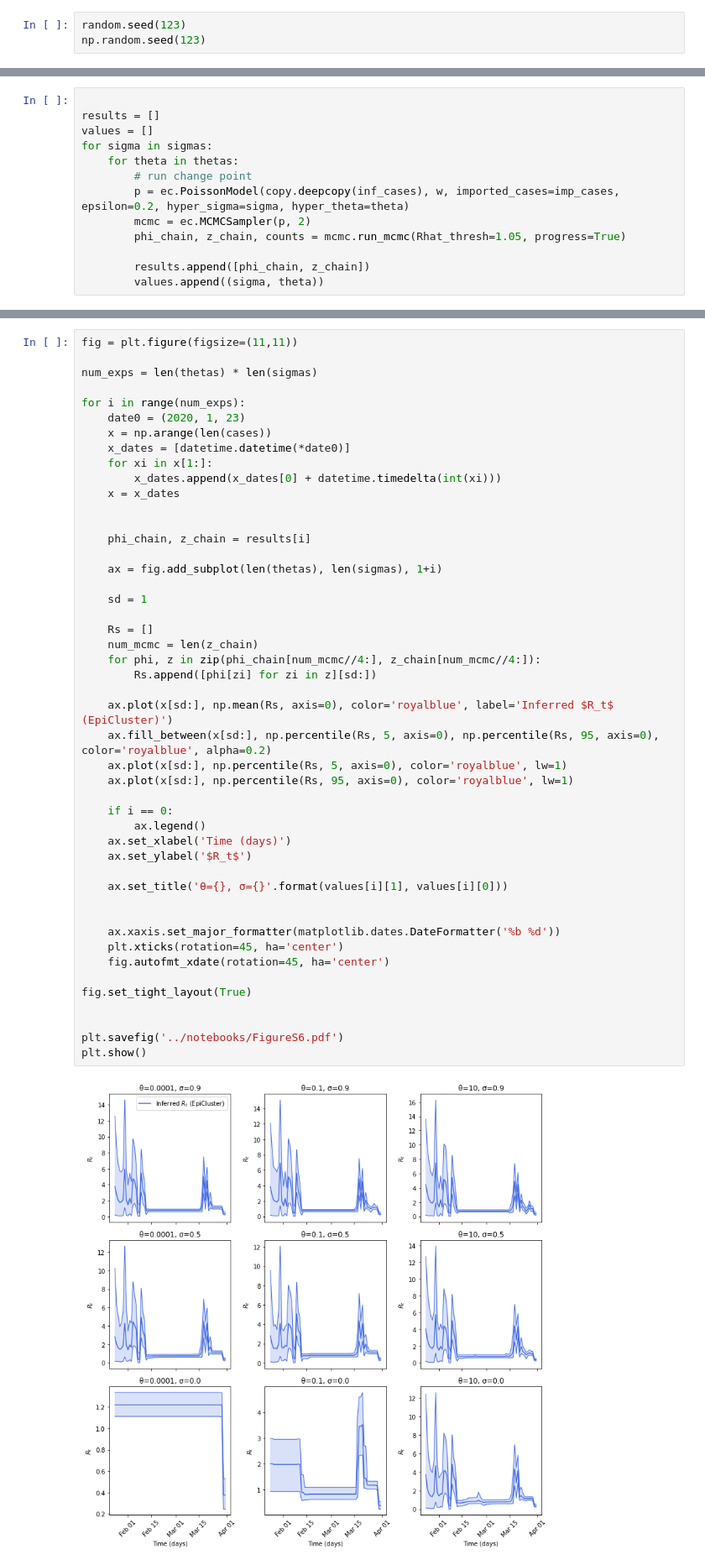
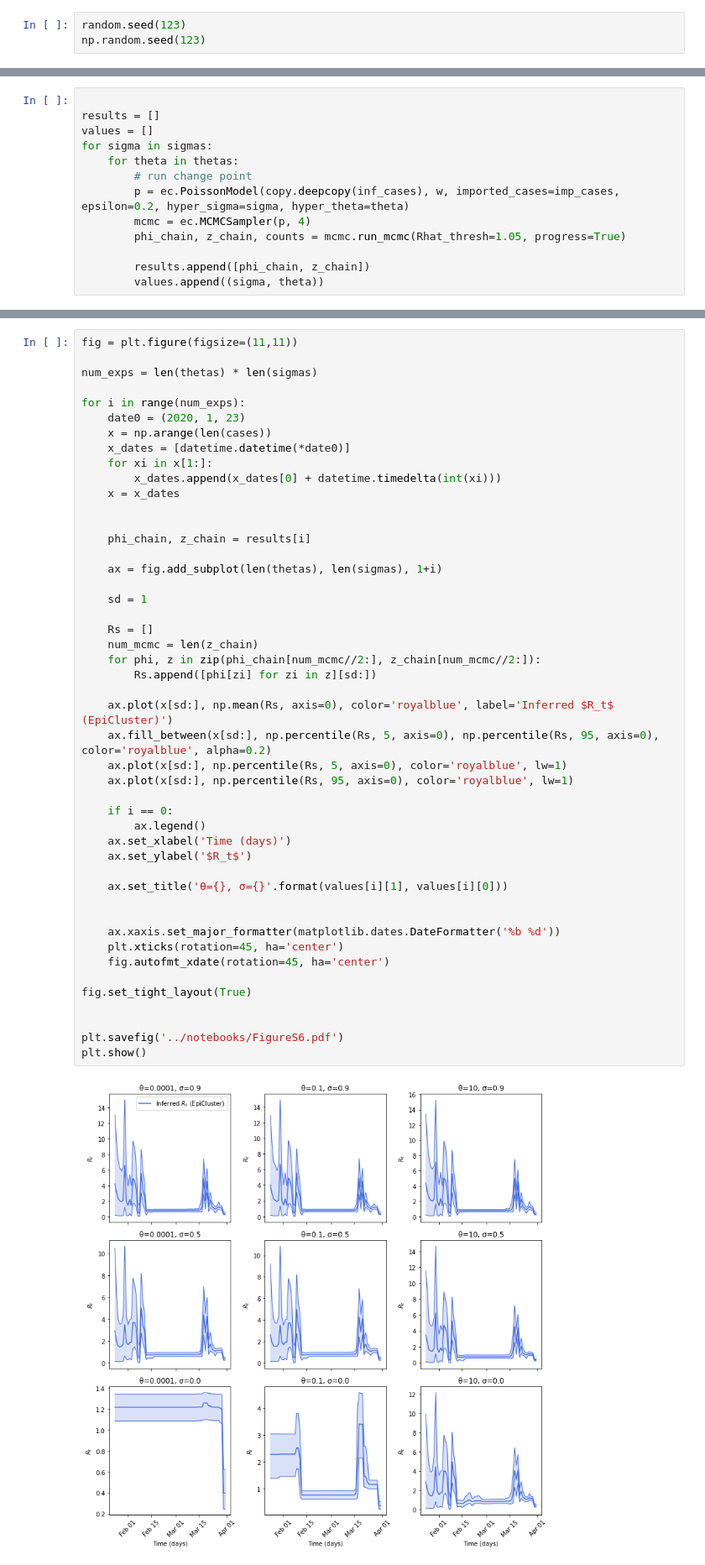
Before and after one commit to SABS-R3-Epidemiology/epicluster-results, a Jupyter notebook: notebooks/FigureS6.ipynb, the cells around one changed output, grey strips where cells are left out. Shown at 84% size. Drawn from its saved outputs; the diff is of its cells as text.

Commit message:
run four mcmc chains, cut off first half for warm up

```diff
--- a/notebooks/FigureS6.ipynb
+++ b/notebooks/FigureS6.ipynb
@@ -80,7 +80,7 @@ for sigma in sigmas:
     for theta in thetas:
         # run change point
         p = ec.PoissonModel(copy.deepcopy(inf_cases), w, imported_cases=imp_cases, epsilon=0.2, hyper_sigma=sigma, hyper_theta=theta)
-        mcmc = ec.MCMCSampler(p, 2)
+        mcmc = ec.MCMCSampler(p, 4)
         phi_chain, z_chain, counts = mcmc.run_mcmc(Rhat_thresh=1.05, progress=True)
 
         results.append([phi_chain, z_chain])
@@ -123,32 +123,32 @@ for i in range(num_exps):
 
     sd = 1
 
     Rs = []
     num_mcmc = len(z_chain)
-    for phi, z in zip(phi_chain[num_mcmc//4:], z_chain[num_mcmc//4:]):
+    for phi, z in zip(phi_chain[num_mcmc//2:], z_chain[num_mcmc//2:]):
         Rs.append([phi[zi] for zi in z][sd:])
 
     ax.plot(x[sd:], np.mean(Rs, axis=0), color='royalblue', label='Inferred $R_t$ (EpiCluster)')
     ax.fill_between(x[sd:], np.percentile(Rs, 5, axis=0), np.percentile(Rs, 95, axis=0), color='royalblue', alpha=0.2)
     ax.plot(x[sd:], np.percentile(Rs, 5, axis=0), color='royalblue', lw=1)
     ax.plot(x[sd:], np.percentile(Rs, 95, axis=0), color='royalblue', lw=1)
 
     if i == 0:
         ax.legend()
     ax.set_xlabel('Time (days)')
     ax.set_ylabel('$R_t$')
 
     ax.set_title('θ={}, σ={}'.format(values[i][1], values[i][0]))
 
 
     ax.xaxis.set_major_formatter(matplotlib.dates.DateFormatter('%b %d'))
     plt.xticks(rotation=45, ha='center')
     fig.autofmt_xdate(rotation=45, ha='center')
 
 fig.set_tight_layout(True)
 
 
 plt.savefig('../notebooks/FigureS6.pdf')
 plt.show()
 # %% [output]
-[figure, old version]
+[figure, new version]
```
Also changed, not shown: parts of 2 cells of this notebook, 16 other files.
